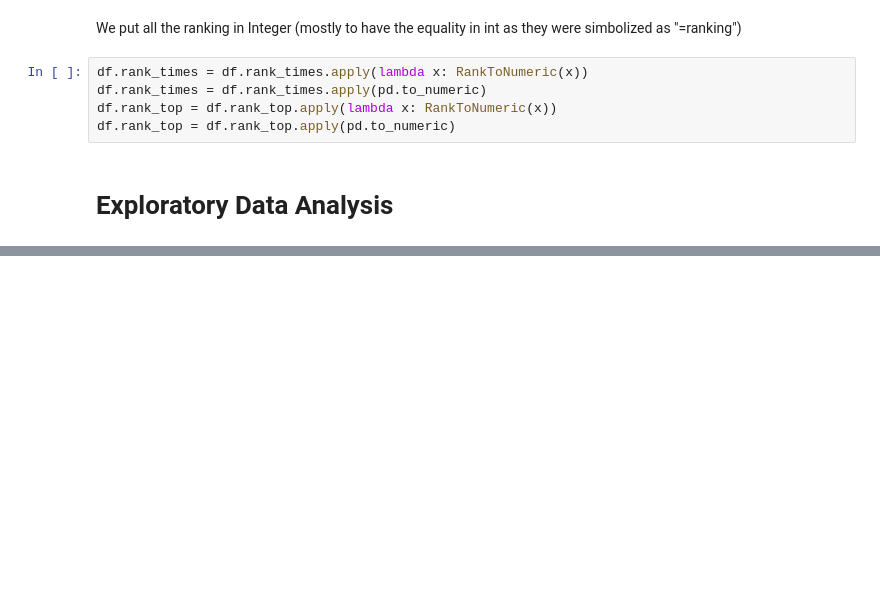
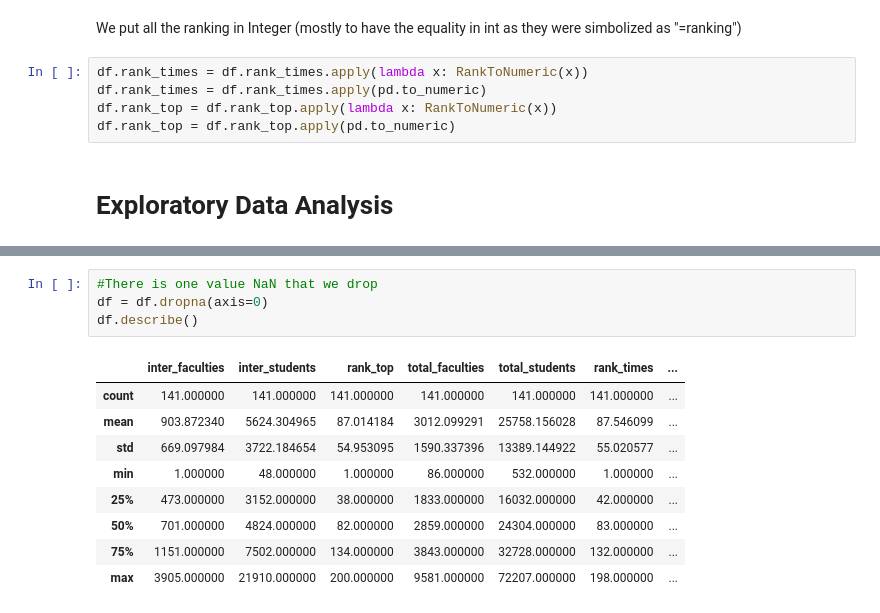
Before and after one commit to maxpr/ADA, a Jupyter notebook: 02 - Data from the Web/Homework2.ipynb, the cells around one changed output, grey strips where cells are left out. Cells and saved outputs as stored; diff of their text form; blank space fills up the shorter version.

```diff
--- a/02 - Data from the Web/Homework2.ipynb
+++ b/02 - Data from the Web/Homework2.ipynb
@@ -694,0 +692,14 @@ df.describe()
+# %%
+#There is one value NaN that we drop
+df = df.dropna(axis=0)
+df.describe()
+# %% [output]
+|  | inter_faculties | inter_students | rank_top | total_faculties | total_students | rank_times | ... |
+| count | 141.000000 | 141.000000 | 141.000000 | 141.000000 | 141.000000 | 141.000000 | ... |
+| mean | 903.872340 | 5624.304965 | 87.014184 | 3012.099291 | 25758.156028 | 87.546099 | ... |
+| std | 669.097984 | 3722.184654 | 54.953095 | 1590.337396 | 13389.144922 | 55.020577 | ... |
+| min | 1.000000 | 48.000000 | 1.000000 | 86.000000 | 532.000000 | 1.000000 | ... |
+| 25% | 473.000000 | 3152.000000 | 38.000000 | 1833.000000 | 16032.000000 | 42.000000 | ... |
+| 50% | 701.000000 | 4824.000000 | 82.000000 | 2859.000000 | 24304.000000 | 83.000000 | ... |
+| 75% | 1151.000000 | 7502.000000 | 134.000000 | 3843.000000 | 32728.000000 | 132.000000 | ... |
+| max | 3905.000000 | 21910.000000 | 200.000000 | 9581.000000 | 72207.000000 | 198.000000 | ... |
```
Also changed, not shown: parts of 4 cells of this notebook.
